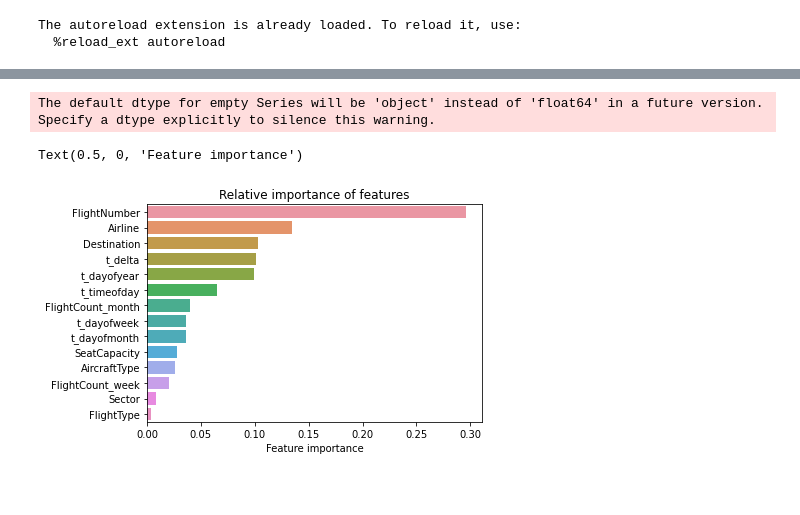
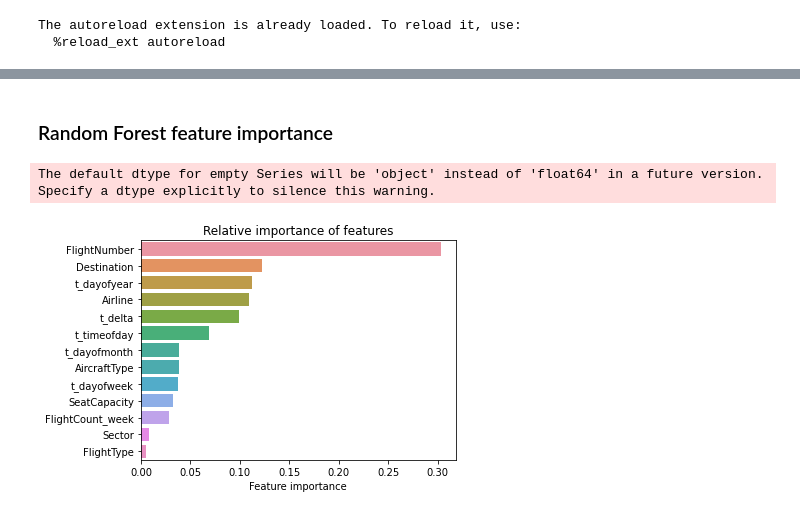
Before and after one commit to Magnushhoie/02852_Copenhagen_Optimization_Case, a Jupyter notebook: notebooks/mh_1_eda.ipynb, the cells around one changed output, grey strips where cells are left out. Drawn from its saved outputs; the diff is of its cells as text; code cells hidden in the pictures; blank space fills up the shorter version.

```diff
--- a/notebooks/mh_1_eda.ipynb
+++ b/notebooks/mh_1_eda.ipynb
@@ -127,29 +130,16 @@ val_months = [2]
 val_year = [2022]
 X_train, y_train, X_val, y_val = datamodel.get_trainval(val_months, val_year)
 
-filter_list = ["t_dayof"]
-filter_list = ["t_month", "t_year"]
-filter_list = ["AirlineCount", "SectorCount"] #18
-filter_list = ["Count_month"] # remove month 179,  remove week 181, remove both 180 for feb
-# include all 158, remove both 143 for jan, remove count_week 154
-# Remove Count_week
-filter_list = ["AirlineCount", "SectorCount", "Count_month"] # Remove airline, sector 0.149
-# Remove airline, sector, month count 0.144
-# Remove airline, sector, week count 0.148
-# filter_list = []
-X_train, y_train, X_val, y_val = filter_features(X_train, y_train, X_val, y_val, filter_list)
+#filter_list = ["t_dayofyear"]
+#X_train, y_train, X_val, y_val = filter_features(X_train, y_train, X_val, y_val, filter_list)
 
 # Params
 from sklearn.linear_model import Lasso
 from sklearn.ensemble import RandomForestRegressor
 
-#print("Lasso")
-#model = Lasso()
-#model = fit_model(model, X_train, y_train, X_val, y_val)
-
 print("RF")
 f = 0.50
 max_features = int(len(X_train.columns) * f)
 model = RandomForestRegressor(max_features=max_features, random_state=0)
-model = fit_model(model, X_train, y_train, X_val, y_val)
+model, acc_train, acc_val = fit_model(model, X_train, y_train, X_val, y_val)
 # %% [output]
@@ -175,23 +150,36 @@ X_train
+# %% [markdown]
+### Random Forest feature importance
 # %%
 coef = get_coef(model, X_train)
 
 features = ["FlightCount", "MonthCapacity","t_delta", "FlightNumber", "SeatCapacity",
             "t_", "Aircraft_", "Destination_", "Airline_",
             "FlightType_", "Sector_", "SectorCount"]
 
 features = X_train.columns
 S = pd.Series(index=features)
 for f in features:
     m = coef.index.str.contains(f)
     imp = np.round(coef[m].sort_values()[::-1].sum(), 3)
     S.loc[f] = imp
 
 S_importance = S.sort_values()[::-1]
 
+plt.figure()
 sns.barplot(x=S_importance.values, y=S_importance.index)
 plt.title("Relative importance of features")
 plt.xlabel("Feature importance")
+
+plt.tight_layout()
+plt.savefig("../figures/feature_importance.pdf")
+
+#plt.figure()
+#coef = get_coef(model, X_train)
+#m = coef.index.str.contains("^t_")
+#time = coef[m].sort_values()[::-1]
+#sns.barplot(x=time.values, y=time.index)
+#plt.title("Relative importance of time features")
+#plt.xlabel("Feature importance")
 # %% [output]
 The default dtype for empty Series will be 'object' instead of 'float64' in a future version. Specify a dtype explicitly to silence this warning.
-Text(0.5, 0, 'Feature importance')
-[figure, old version]
+[figure, new version]
```
Also changed, not shown: parts of 15 cells of this notebook, 10 other files.
